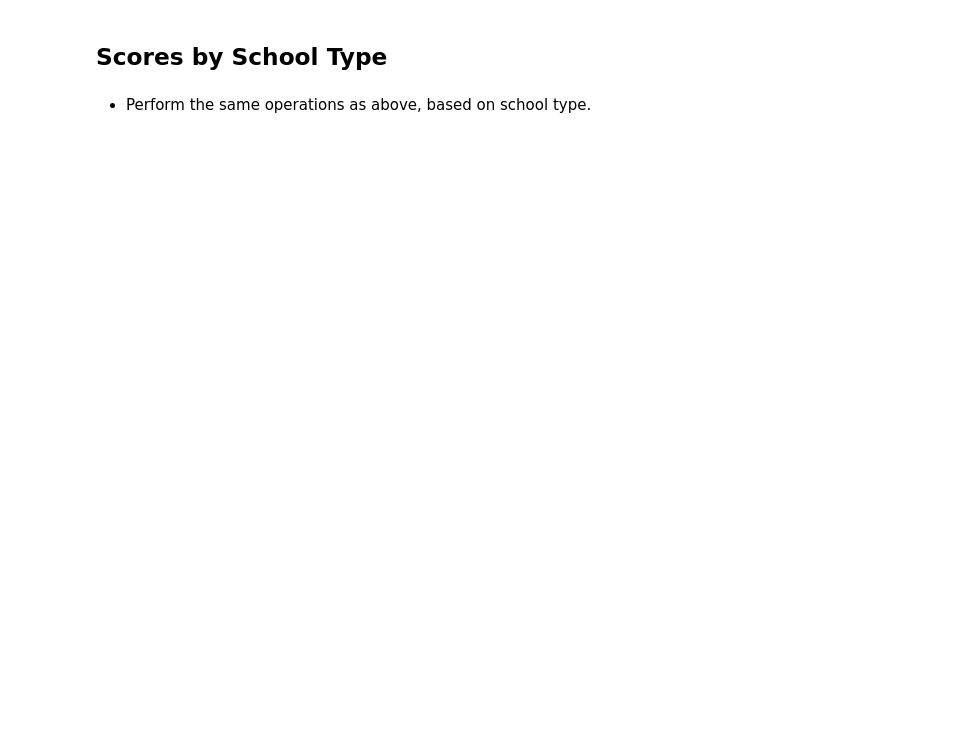
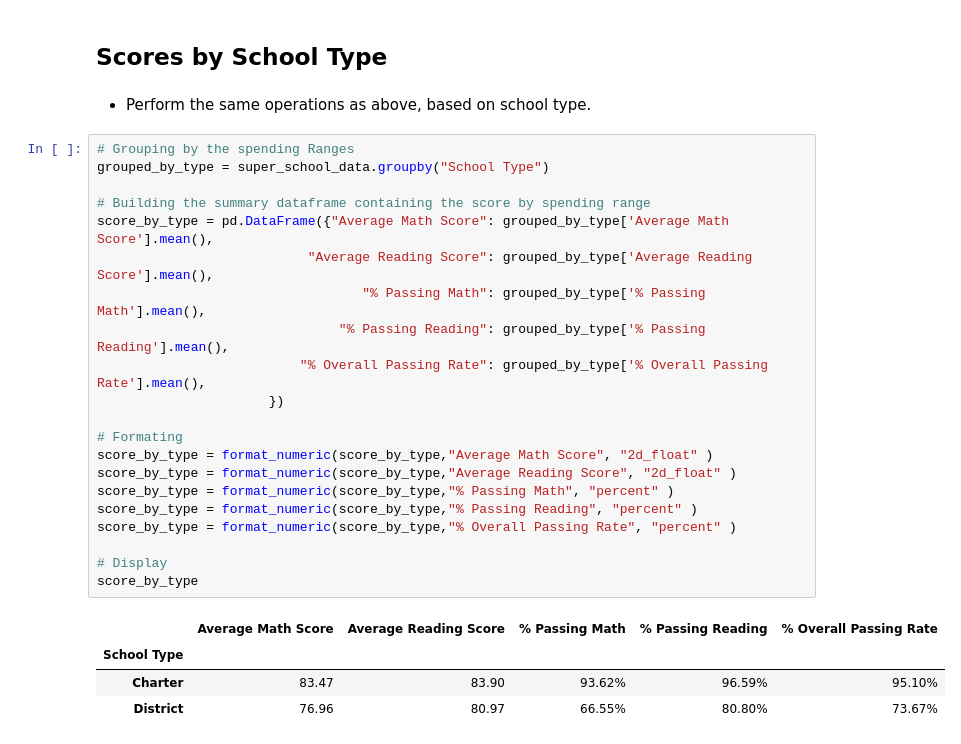
Before and after one commit to marieo31/Pandas_challenge, a Jupyter notebook: PyCitySchools.ipynb, the cells around one changed output. Saved outputs shown, nothing was run; the diff lists cells and outputs as text; blank space fills up the shorter version.

```diff
--- a/PyCitySchools.ipynb
+++ b/PyCitySchools.ipynb
@@ -353,3 +414,29 @@ group_names = ["Small (<1000)", "Medium (1000-2000)", "Large (2000-5000)"]
 ## Scores by School Type
 # %% [markdown]
 * Perform the same operations as above, based on school type.
+# %%
+# Grouping by the spending Ranges
+grouped_by_type = super_school_data.groupby("School Type")
+
+# Building the summary dataframe containing the score by spending range
+score_by_type = pd.DataFrame({"Average Math Score": grouped_by_type['Average Math Score'].mean(),
+                           "Average Reading Score": grouped_by_type['Average Reading Score'].mean(),
+                                  "% Passing Math": grouped_by_type['% Passing Math'].mean(),
+                               "% Passing Reading": grouped_by_type['% Passing Reading'].mean(),
+                          "% Overall Passing Rate": grouped_by_type['% Overall Passing Rate'].mean(),
+                      })
+
+# Formating
+score_by_type = format_numeric(score_by_type,"Average Math Score", "2d_float" )
+score_by_type = format_numeric(score_by_type,"Average Reading Score", "2d_float" )
+score_by_type = format_numeric(score_by_type,"% Passing Math", "percent" )
+score_by_type = format_numeric(score_by_type,"% Passing Reading", "percent" )
+score_by_type = format_numeric(score_by_type,"% Overall Passing Rate", "percent" )
+
+# Display
+score_by_type
+# %% [output]
+|  | Average Math Score | Average Reading Score | % Passing Math | % Passing Reading | % Overall Passing Rate |
+| School Type |  |  |  |  |  |
+| Charter | 83.47 | 83.90 | 93.62% | 96.59% | 95.10% |
+| District | 76.96 | 80.97 | 66.55% | 80.80% | 73.67% |
```
Also changed, not shown: parts of 2 cells of this notebook, 1 other file.
